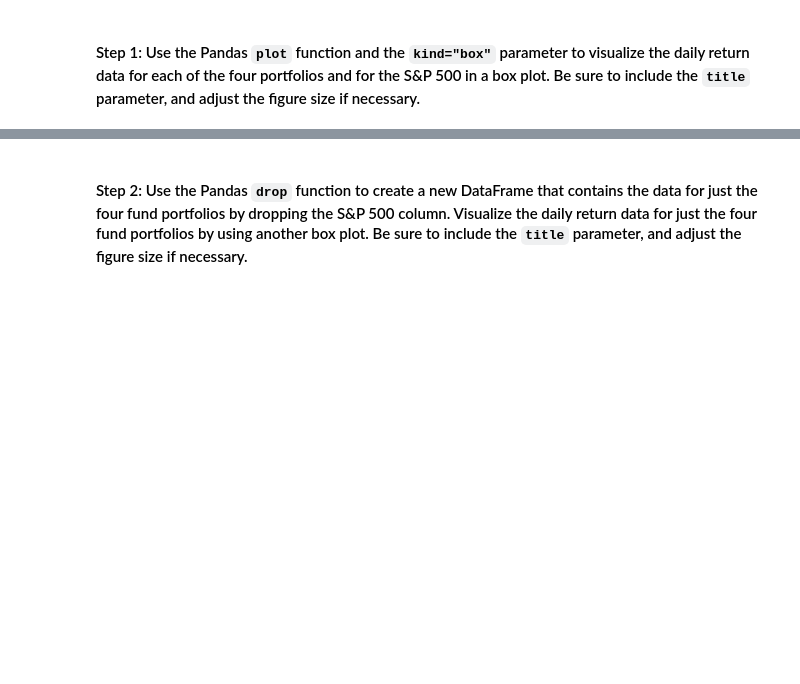
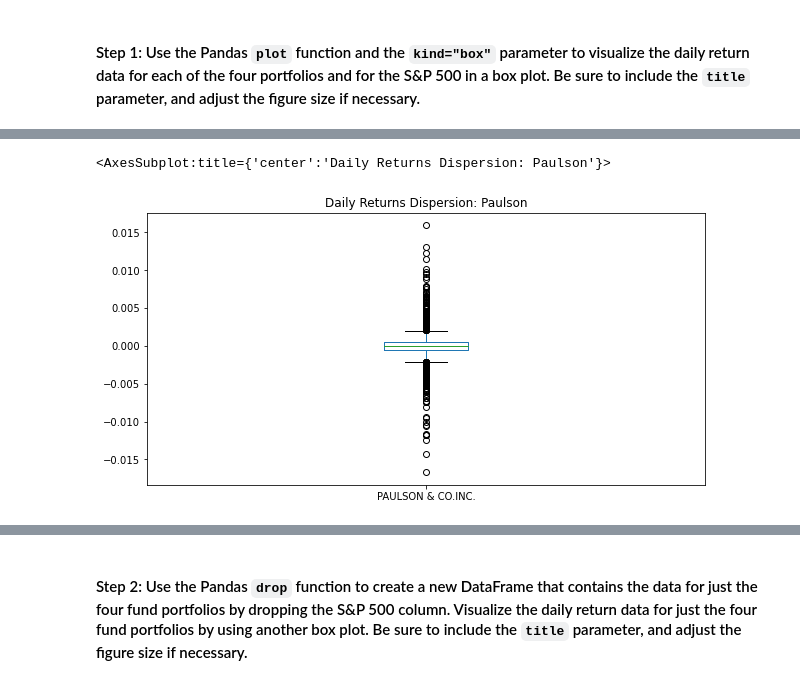
Before and after one commit to AquibaB/Analysis-investment-portfolio, a Jupyter notebook: risk_return_analysis.ipynb, the cells around one changed output, grey strips where cells are left out. Saved outputs shown, nothing was run; the diff lists cells and outputs as text; code cells hidden in the pictures; blank space fills up the shorter version.

```diff
--- a/risk_return_analysis.ipynb
+++ b/risk_return_analysis.ipynb
@@ -205,0 +209,6 @@ Analyze the volatility of each of the four fund portfolios and of the S&P 500 In
+# %%
+# Paulson daily returns dispersion
+daily_returns["PAULSON & CO.INC."].plot(kind='box', figsize=(10,5), title='Daily Returns Dispersion: Paulson')
+# %% [output]
+<AxesSubplot:title={'center':'Daily Returns Dispersion: Paulson'}>
+[figure, added]
```
Also changed, not shown: parts of 4 cells of this notebook.
